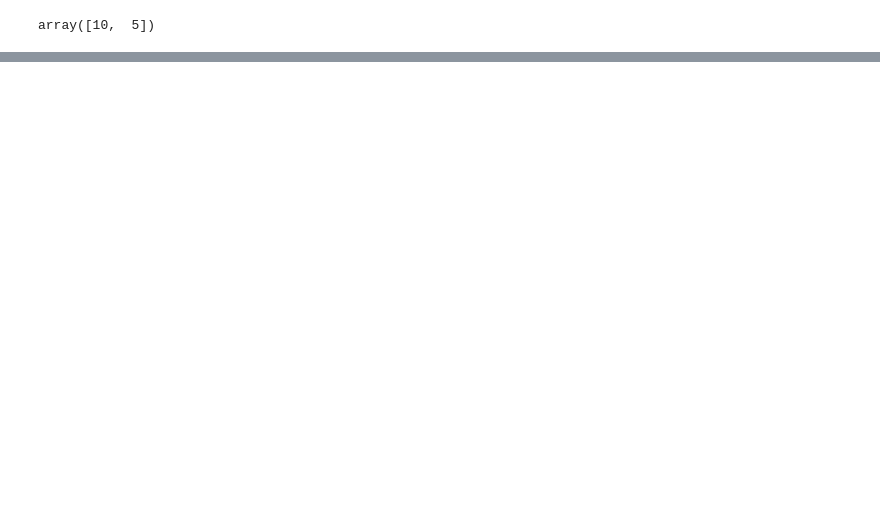
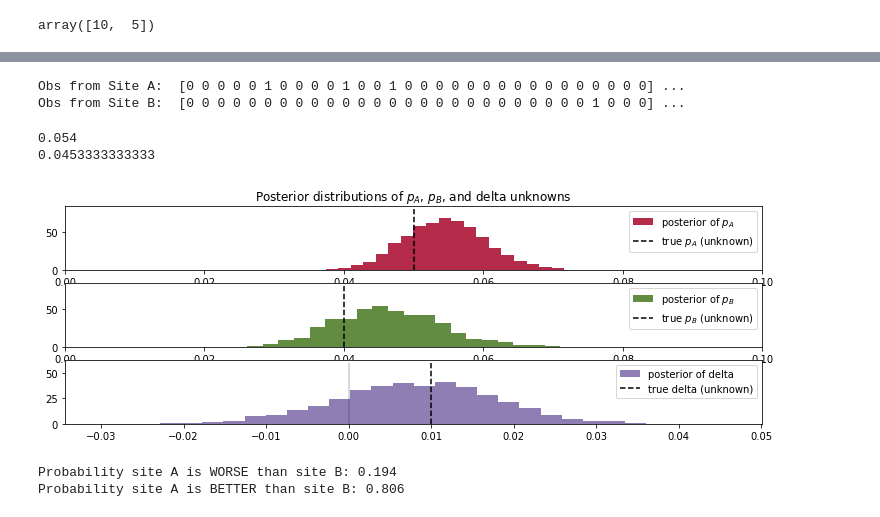
Before and after one commit to TanUkkii007/Probabilistic-Programming-and-Bayesian-Methods-for-Hackers, a Jupyter notebook: ch02/Ch2_MorePyMC_PyMC3.ipynb, the cells around one changed output, grey strips where cells are left out. Cells and saved outputs as stored; diff of their text form; code cells hidden in the pictures; blank space fills up the shorter version.

```diff
--- a/ch02/Ch2_MorePyMC_PyMC3.ipynb
+++ b/ch02/Ch2_MorePyMC_PyMC3.ipynb
@@ -80,0 +165,72 @@ array([10,  5])
+# %%
+true_p_A = 0.05
+true_p_B = 0.04
+
+N_A = 1500
+N_B = 750
+
+observations_A = stats.bernoulli.rvs(true_p_A, size=N_A)
+observations_B = stats.bernoulli.rvs(true_p_B, size=N_B)
+print("Obs from Site A: ", observations_A[:30], "...")
+print("Obs from Site B: ", observations_B[:30], "...")
+# %% [output]
+Obs from Site A:  [0 0 0 0 0 1 0 0 0 0 1 0 0 1 0 0 0 0 0 0 0 0 0 0 0 0 0 0 0 0] ...
+Obs from Site B:  [0 0 0 0 0 0 0 0 0 0 0 0 0 0 0 0 0 0 0 0 0 0 0 0 0 0 1 0 0 0] ...
+# %%
+print(np.mean(observations_A))
+print(np.mean(observations_B))
+# %% [output]
+0.054
+0.0453333333333
+# %%
+with pm.Model() as model:
+    p_A = pm.Uniform("p_A", 0, 1)
+    p_B = pm.Uniform("p_B", 0, 1)
+
+    delta = pm.Deterministic("delta", p_A - p_B)
+
+    obs_A = pm.Bernoulli("obs_A", p_A, observed=observations_A)
+    obs_B = pm.Bernoulli("obs_B", p_B, observed=observations_B)
+
+    step = pm.Metropolis()
+    trace = pm.sample(20000, step=step)
+    burned_trace = trace[1000:]
+# %%
+p_A_samples = burned_trace["p_A"]
+p_B_samples = burned_trace["p_B"]
+delta_samples = burned_trace["delta"]
+
+ax = plt.subplot(311)
+plt.xlim(0, .1)
+plt.hist(p_A_samples, histtype='stepfilled', bins=25, alpha=0.85,
+         label="posterior of $p_A$", color="#A60628", normed=True)
+plt.vlines(true_p_A, 0, 80, linestyle="--", label="true $p_A$ (unknown)")
+plt.legend(loc="upper right")
+plt.title("Posterior distributions of $p_A$, $p_B$, and delta unknowns")
+
+ax = plt.subplot(312)
+
+plt.xlim(0, .1)
+plt.hist(p_B_samples, histtype='stepfilled', bins=25, alpha=0.85,
+         label="posterior of $p_B$", color="#467821", normed=True)
+plt.vlines(true_p_B, 0, 80, linestyle="--", label="true $p_B$ (unknown)")
+plt.legend(loc="upper right")
+
+ax = plt.subplot(313)
+plt.hist(delta_samples, histtype='stepfilled', bins=30, alpha=0.85,
+         label="posterior of delta", color="#7A68A6", normed=True)
+plt.vlines(true_p_A - true_p_B, 0, 60, linestyle="--",
+           label="true delta (unknown)")
+plt.vlines(0, 0, 60, color="black", alpha=0.2)
+plt.legend(loc="upper right");
+# %% [output]
+[figure, added]
+# %%
+print("Probability site A is WORSE than site B: %.3f" % \
+    np.mean(delta_samples < 0))
+
+print("Probability site A is BETTER than site B: %.3f" % \
+    np.mean(delta_samples > 0))
+# %% [output]
+Probability site A is WORSE than site B: 0.194
+Probability site A is BETTER than site B: 0.806
```
Also changed, not shown: parts of 26 cells of this notebook.
